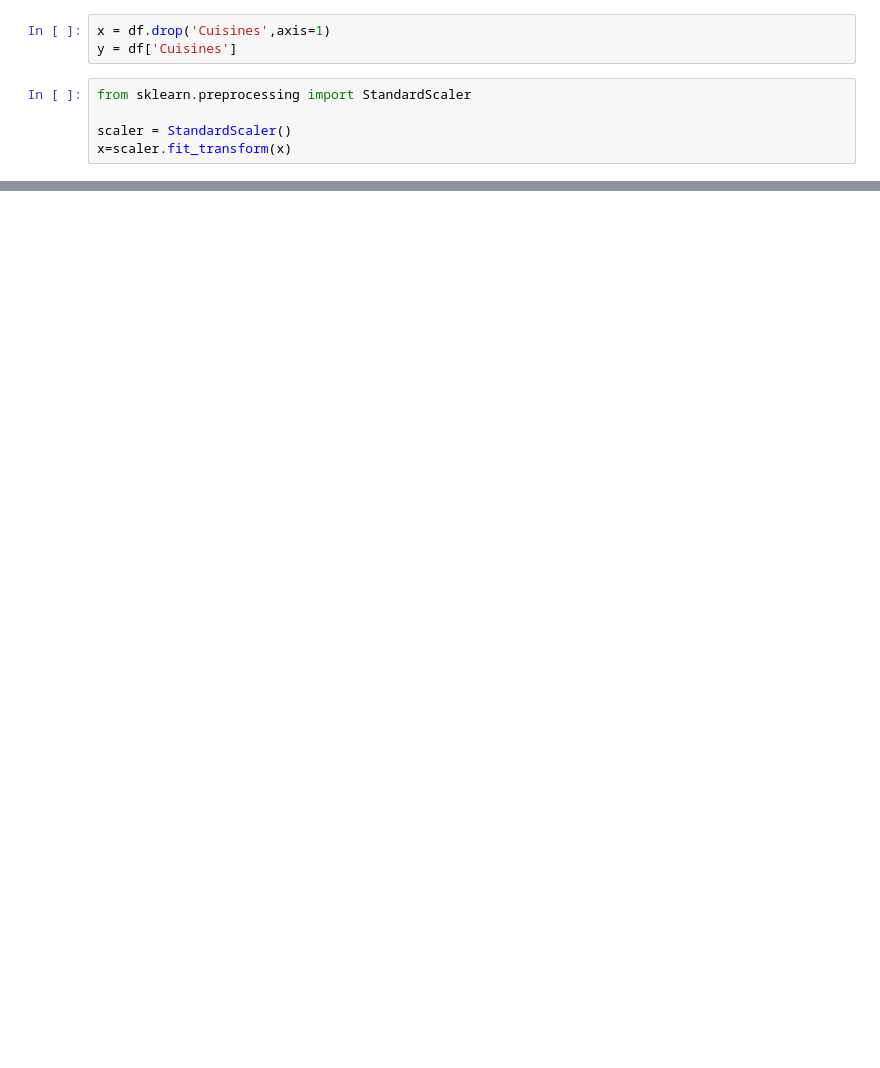
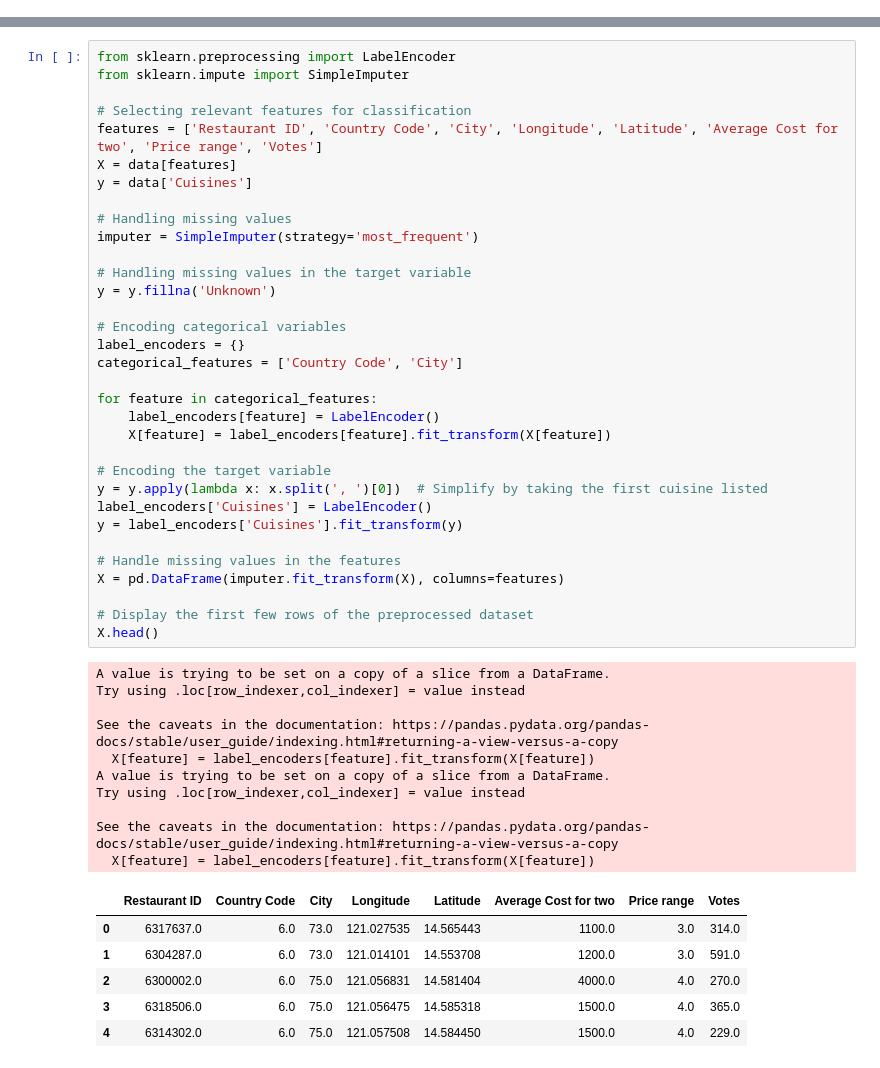
Before and after one commit to Akshatj2003/machine-learning-tasks, a Jupyter notebook: cusinie.ipynb, the cells around one changed output, grey strips where cells are left out. Drawn from its saved outputs; the diff is of its cells as text; blank space fills up the shorter version.

```diff
--- a/cusinie.ipynb
+++ b/cusinie.ipynb
@@ -98,8 +0,0 @@ df
-# %%
-x = df.drop('Cuisines',axis=1)
-y = df['Cuisines']
-# %%
-from sklearn.preprocessing import StandardScaler
-
-scaler = StandardScaler()
-x=scaler.fit_transform(x)
@@ -178,0 +18,50 @@ F1-score: 0.10
+# %%
+from sklearn.preprocessing import LabelEncoder
+from sklearn.impute import SimpleImputer
+
+# Selecting relevant features for classification
+features = ['Restaurant ID', 'Country Code', 'City', 'Longitude', 'Latitude', 'Average Cost for two', 'Price range', 'Votes']
+X = data[features]
+y = data['Cuisines']
+
+# Handling missing values
+imputer = SimpleImputer(strategy='most_frequent')
+
+# Handling missing values in the target variable
+y = y.fillna('Unknown')
+
+# Encoding categorical variables
+label_encoders = {}
+categorical_features = ['Country Code', 'City']
+
+for feature in categorical_features:
+    label_encoders[feature] = LabelEncoder()
+    X[feature] = label_encoders[feature].fit_transform(X[feature])
+
+# Encoding the target variable
+y = y.apply(lambda x: x.split(', ')[0])  # Simplify by taking the first cuisine listed
+label_encoders['Cuisines'] = LabelEncoder()
+y = label_encoders['Cuisines'].fit_transform(y)
+
+# Handle missing values in the features
+X = pd.DataFrame(imputer.fit_transform(X), columns=features)
+
+# Display the first few rows of the preprocessed dataset
+X.head()
+# %% [output]
+A value is trying to be set on a copy of a slice from a DataFrame.
+Try using .loc[row_indexer,col_indexer] = value instead
+
+See the caveats in the documentation: https://pandas.pydata.org/pandas-docs/stable/user_guide/indexing.html#returning-a-view-versus-a-copy
+  X[feature] = label_encoders[feature].fit_transform(X[feature])
+A value is trying to be set on a copy of a slice from a DataFrame.
+Try using .loc[row_indexer,col_indexer] = value instead
+
+See the caveats in the documentation: https://pandas.pydata.org/pandas-docs/stable/user_guide/indexing.html#returning-a-view-versus-a-copy
+  X[feature] = label_encoders[feature].fit_transform(X[feature])
+|  | Restaurant ID | Country Code | City | Longitude | Latitude | Average Cost for two | Price range | Votes |
+| 0 | 6317637.0 | 6.0 | 73.0 | 121.027535 | 14.565443 | 1100.0 | 3.0 | 314.0 |
+| 1 | 6304287.0 | 6.0 | 73.0 | 121.014101 | 14.553708 | 1200.0 | 3.0 | 591.0 |
+| 2 | 6300002.0 | 6.0 | 75.0 | 121.056831 | 14.581404 | 4000.0 | 4.0 | 270.0 |
+| 3 | 6318506.0 | 6.0 | 75.0 | 121.056475 | 14.585318 | 1500.0 | 4.0 | 365.0 |
+| 4 | 6314302.0 | 6.0 | 75.0 | 121.057508 | 14.584450 | 1500.0 | 4.0 | 229.0 |
```
Also changed, not shown: parts of 38 cells of this notebook.
